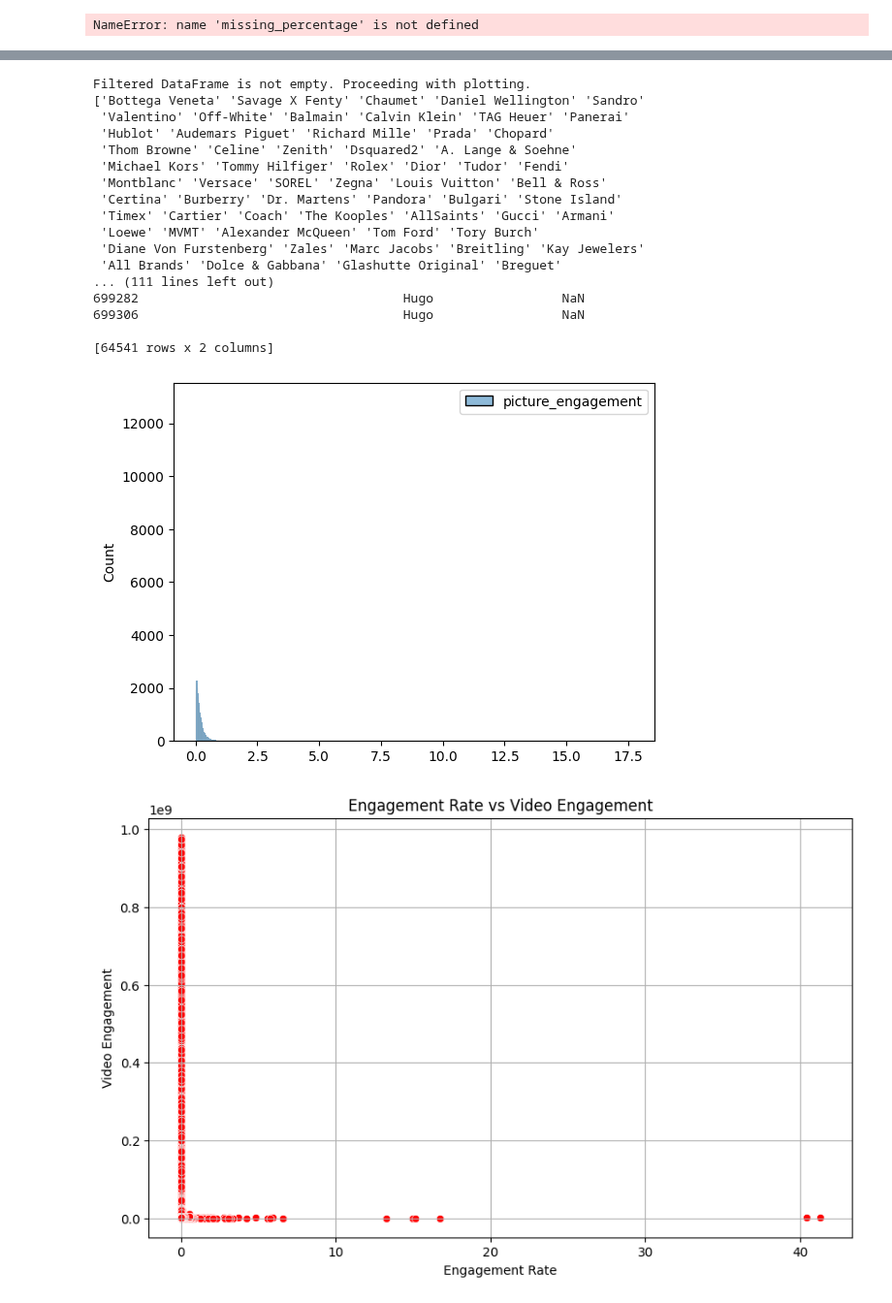
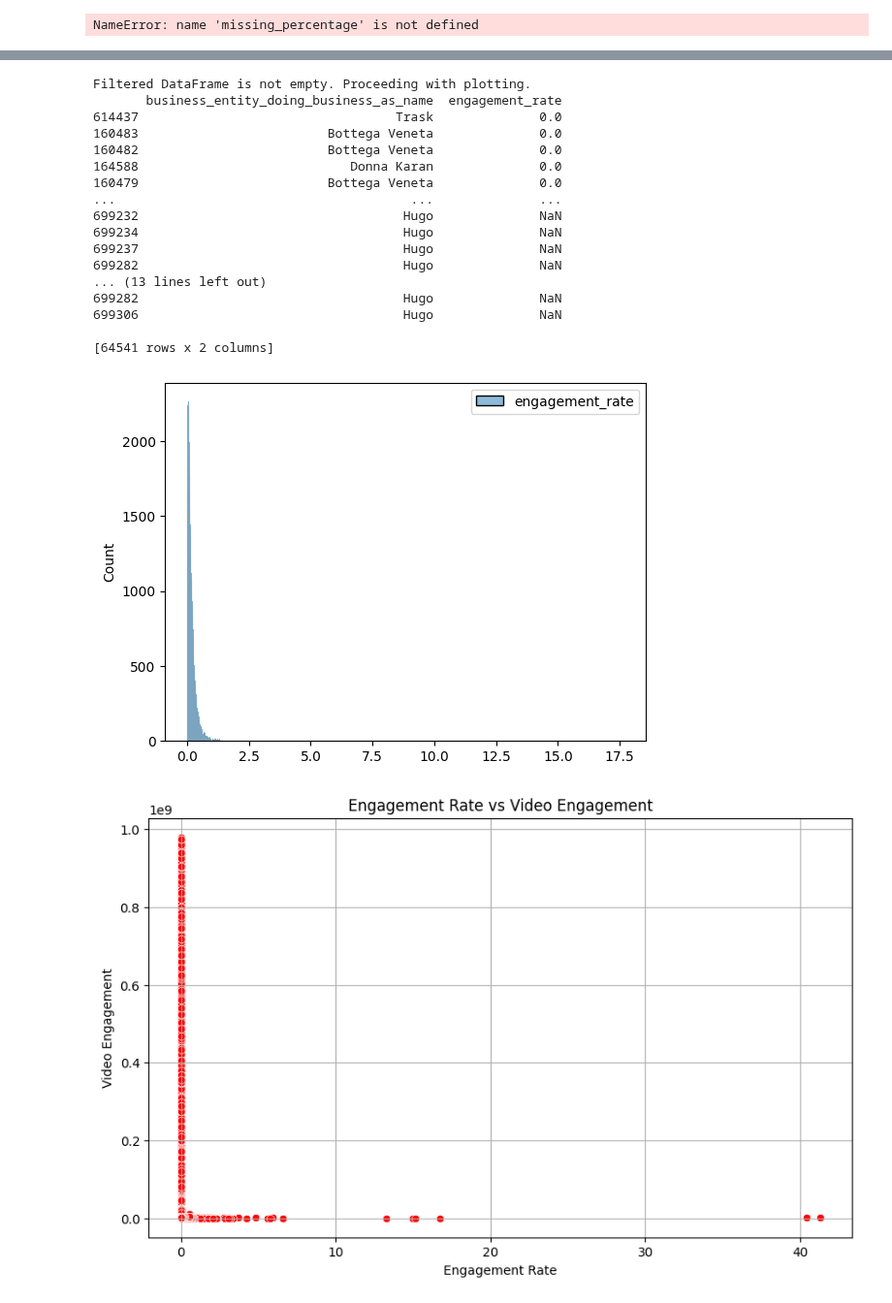
Before and after one commit to noahsta/datathon, a Jupyter notebook: src/elias.ipynb, the cells around one changed output, grey strips where cells are left out. Shown at 97% size. Saved outputs shown, nothing was run; the diff lists cells and outputs as text; code cells hidden in the pictures.

```diff
--- a/src/elias.ipynb
+++ b/src/elias.ipynb
@@ -146,11 +146,13 @@ if filtered_df.empty:
 else:
     print("Filtered DataFrame is not empty. Proceeding with melting and plotting.")
 
+filtered_df = filtered_df.sort_values(by ='engagement_rate' , ascending= False)
+
 if not filtered_df.empty:
     metrics = ['engagement_rate', 'video_engagement', 'picture_engagement']
     for metric in metrics:
         plt.figure(figsize=(10, 6))
-        sns.barplot(x='business_entity_doing_business_as_name', y=metric, data=filtered_df)
+        sns.barplot(x='business_entity_doing_business_as_name', y=metric, data=filtered_df[:1000])
         plt.title(f'{metric} for Companies in Compset: {selected_compset}')
         plt.xlabel('Company Name')
         plt.ylabel(metric)
@@ -180,38 +182,40 @@ Filtered DataFrame is not empty. Proceeding with melting and plotting.
 # %%
 if filtered_df.empty:
     print("Filtered DataFrame is empty. Check the 'compset' values and selection criteria.")
 else:
     print("Filtered DataFrame is not empty. Proceeding with plotting.")
 
-    metrics = ['engagement_rate', 'video_engagement', 'picture_engagement']
+    metrics = ['engagement_rate']
     for metric in metrics:
         # Sort the DataFrame by the current metric in descending order
-        sorted_df = filtered_df.sort_values(by=metric, ascending=False)
+        sorted_df = filtered_df.sort_values(by=metric, ascending=True)
+        print(sorted_df[['business_entity_doing_business_as_name', metric]])
         unique_df = sorted_df['business_entity_doing_business_as_name'].unique()
-        print(unique_df)
+
+        #print(unique_df)
 
         print(sorted_df[['business_entity_doing_business_as_name', metric]])
         sns.histplot(sorted_df[['business_entity_doing_business_as_name', metric]])
     plt.show()
 # %% [output]
 Filtered DataFrame is not empty. Proceeding with plotting.
-['Bottega Veneta' 'Savage X Fenty' 'Chaumet' 'Daniel Wellington' 'Sandro'
- 'Valentino' 'Off-White' 'Balmain' 'Calvin Klein' 'TAG Heuer' 'Panerai'
- 'Hublot' 'Audemars Piguet' 'Richard Mille' 'Prada' 'Chopard'
- 'Thom Browne' 'Celine' 'Zenith' 'Dsquared2' 'A. Lange & Soehne'
- 'Michael Kors' 'Tommy Hilfiger' 'Rolex' 'Dior' 'Tudor' 'Fendi'
- 'Montblanc' 'Versace' 'SOREL' 'Zegna' 'Louis Vuitton' 'Bell & Ross'
- 'Certina' 'Burberry' 'Dr. Martens' 'Pandora' 'Bulgari' 'Stone Island'
- 'Timex' 'Cartier' 'Coach' 'The Kooples' 'AllSaints' 'Gucci' 'Armani'
- 'Loewe' 'MVMT' 'Alexander McQueen' 'Tom Ford' 'Tory Burch'
- 'Diane Von Furstenberg' 'Zales' 'Marc Jacobs' 'Breitling' 'Kay Jewelers'
- 'All Brands' 'Dolce & Gabbana' 'Glashutte Original' 'Breguet'
-... (111 lines left out)
-699282                                   Hugo                 NaN
-699306                                   Hugo                 NaN
+       business_entity_doing_business_as_name  engagement_rate
+614437                                  Trask              0.0
+160483                         Bottega Veneta              0.0
+160482                         Bottega Veneta              0.0
+164588                            Donna Karan              0.0
+160479                         Bottega Veneta              0.0
+...                                       ...              ...
+699232                                   Hugo              NaN
+699234                                   Hugo              NaN
+699237                                   Hugo              NaN
+699282                                   Hugo              NaN
+... (13 lines left out)
+699282                                   Hugo              NaN
+699306                                   Hugo              NaN
 
 [64541 rows x 2 columns]
-[figure, old version]
+[figure, new version]
 # %%
 
 
```
Also changed, not shown: parts of 1 cell of this notebook, 2 other files.
